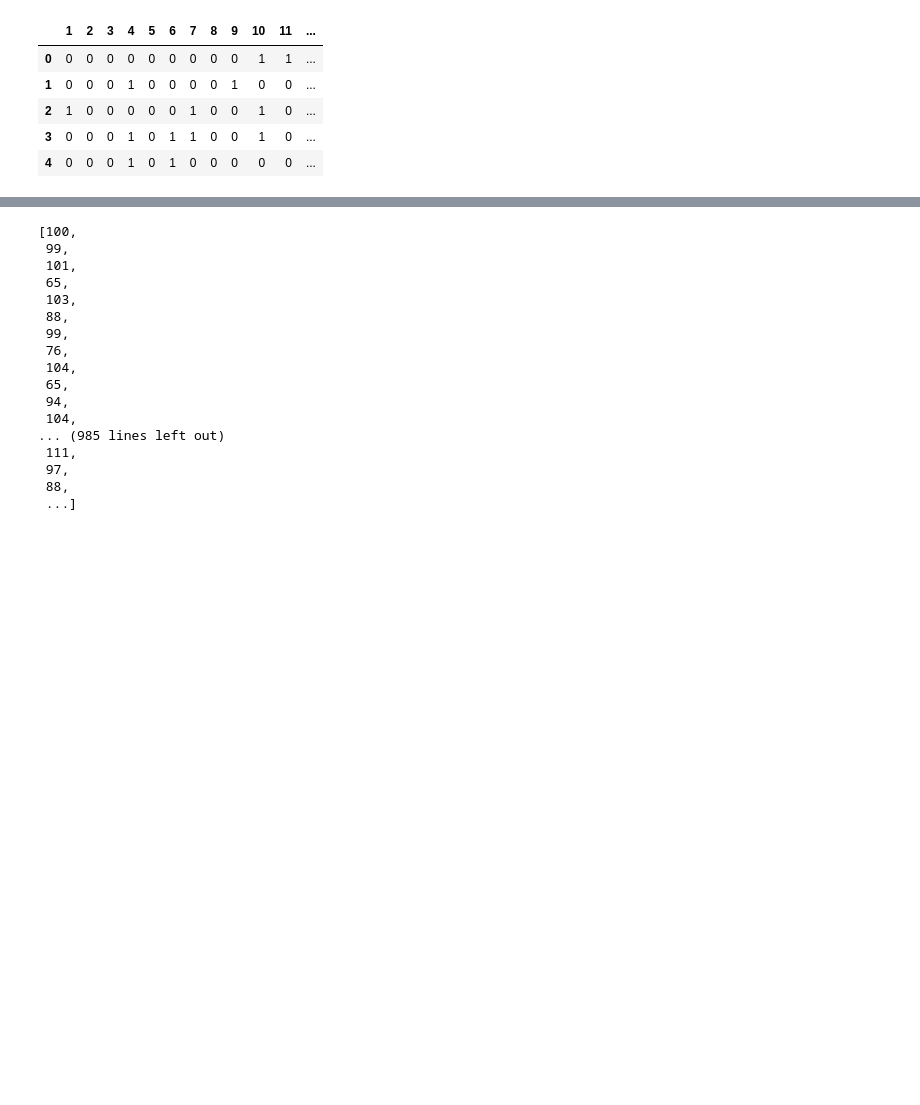
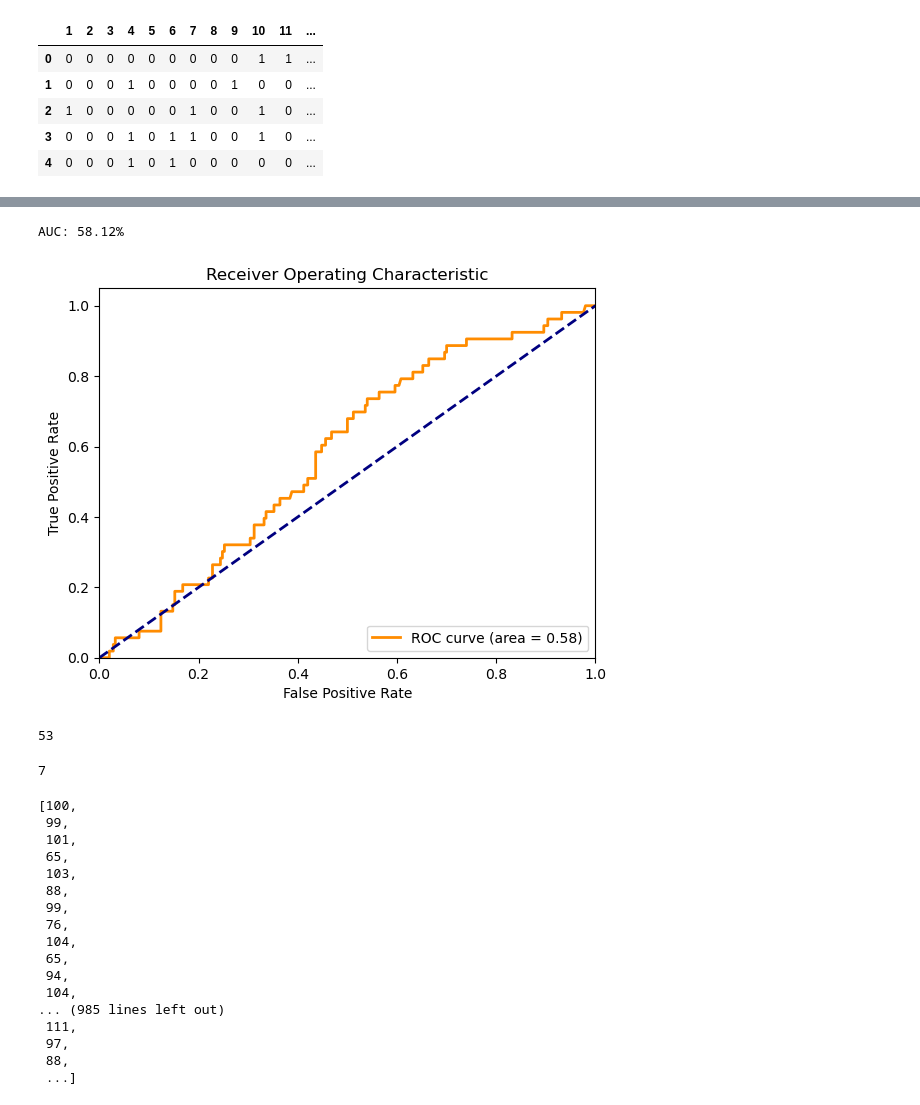
Before and after one commit to Dxny/caipiao, a Jupyter notebook: ssq/shuangseqiu.ipynb, the cells around one changed output, grey strips where cells are left out. Saved outputs shown, nothing was run; the diff lists cells and outputs as text; code cells hidden in the pictures; blank space fills up the shorter version.

```diff
--- a/ssq/shuangseqiu.ipynb
+++ b/ssq/shuangseqiu.ipynb
@@ -160,0 +185,25 @@ with pd.ExcelWriter('tmp.xlsx', engine='openpyxl') as writer:
+# %%
+xgb_model = xgb.XGBClassifier(use_label_encoder=False)  # 在较新版本的xgboost中，需要设置use_label_encoder=False
+
+# 定义评估函数为精确率
+precision_scorer = make_scorer(precision_score, average='binary' if len(set(y)) == 2 else 'weighted')
+
+grid_search = GridSearchCV(xgb_model, param_grid, cv=5, scoring=precision_scorer, verbose=1)
+
+# 在DMatrix上执行网格搜索可能会遇到问题，因此通常直接在numpy数组上训练
+grid_search.fit(X_train, y_train)
+
+# 获取最佳参数
+best_params = grid_search.best_params_
+print("Best parameters:", best_params)
+
+# 使用最佳参数训练模型
+xgb_best = xgb.XGBClassifier(**best_params, use_label_encoder=False)
+xgb_best.fit(X_train, y_train)
+
+# 预测测试集
+y_pred = xgb_best.predict(X_test)
+y_prob = xgb_best.predict_proba(X_test)[:, 1]  # 获取正类的概率
+
+# 输出分类报告
+print(classification_report(y_test, y_pred))
@@ -161,3 +221,31 @@ with pd.ExcelWriter('tmp.xlsx', engine='openpyxl') as writer:
+# %%
+# 计算并打印AUC
+fpr, tpr, thresholds = roc_curve(y_test, y_prob)
+roc_auc = roc_auc_score(y_test, y_prob)
+print("AUC: {:.2f}%".format(roc_auc * 100))
+
+# 如果你想要绘制ROC曲线，可以使用matplotlib
+plt.figure()
+plt.plot(fpr, tpr, color='darkorange', lw=2, label='ROC curve (area = %0.2f)' % roc_auc)
+plt.plot([0, 1], [0, 1], color='navy', lw=2, linestyle='--')
+plt.xlim([0.0, 1.0])
+plt.ylim([0.0, 1.05])
+plt.xlabel('False Positive Rate')
+plt.ylabel('True Positive Rate')
+plt.title('Receiver Operating Characteristic')
+plt.legend(loc="lower right")
+plt.show()
+# %% [output]
+AUC: 58.12%
+[figure, added]
+# %%
+sum(y_test)
+# %% [output]
+53
+# %%
+sum(y_pred)
+# %% [output]
+7
 # %%
 # 奇偶比
 
```
Also changed, not shown: parts of 4 cells of this notebook, 1 other file.
